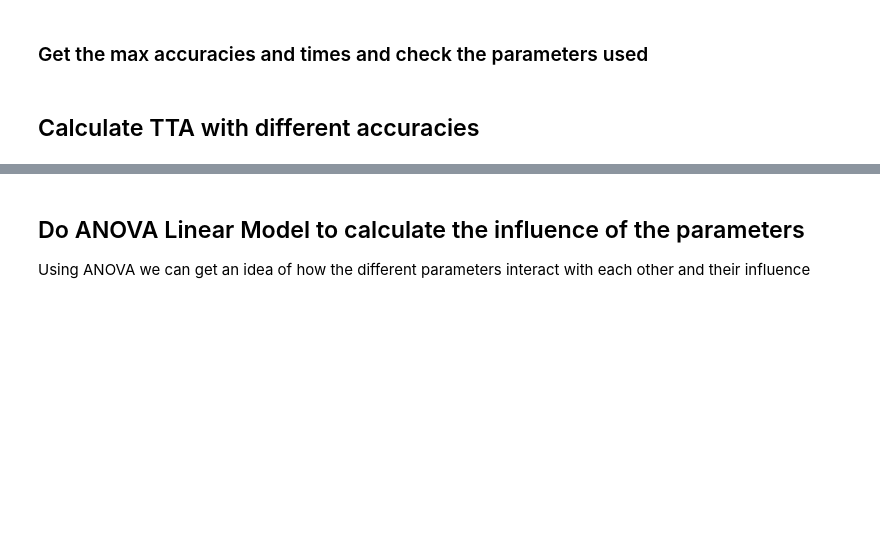
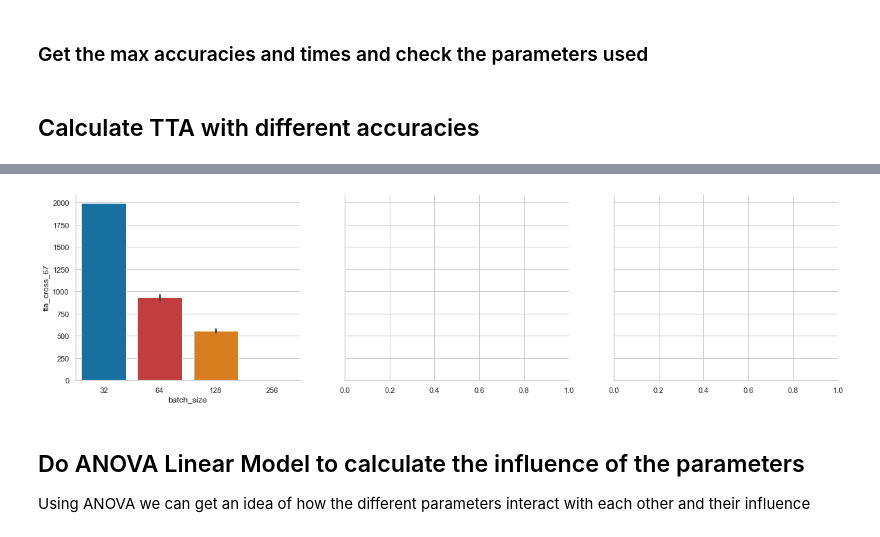
Before and after one commit to DiegoStock12/kubeml, a Jupyter notebook: ml/experiments/insights.ipynb, the cells around one changed output, grey strips where cells are left out. Cells and saved outputs as stored; diff of their text form; code cells hidden in the pictures; blank space fills up the shorter version.

```diff
--- a/ml/experiments/insights.ipynb
+++ b/ml/experiments/insights.ipynb
@@ -249,14 +249,16 @@ KeyError: "['parallelism', 'epoch_duration', 'k'] not in index"
 best.tta_cross_99
 # %%
 f, ax = plt.subplots(1, 3, sharey=True, figsize=(20, 5))
-sns.barplot(x='batch_size', y='tta_cross_99', data=df, ax=ax[0])
-sns.barplot(x='k', y='tta_cross_99', data=df, ax=ax[1])
-sns.barplot(x='parallelism', y='tta_cross_99', data=df ,ax=ax[2])
+sns.barplot(x='batch_size', y='tta_cross_67', data=df, ax=ax[0])
+# sns.barplot(x='k', y='tta_cross_99', data=df, ax=ax[1])
+# sns.barplot(x='parallelism', y='tta_cross_99', data=df ,ax=ax[2])
 sns.despine()
 
 # plt.savefig('./figures/gpu/tta_99.png', dpi=300)
 
 # sns.barplot(x='k', y='tta_99', data=df)
+# %% [output]
+[figure, added]
 # %% [markdown]
 ## Do ANOVA Linear Model to calculate the influence of the parameters
 
```
Also changed, not shown: parts of 8 cells of this notebook, 2 other files.
